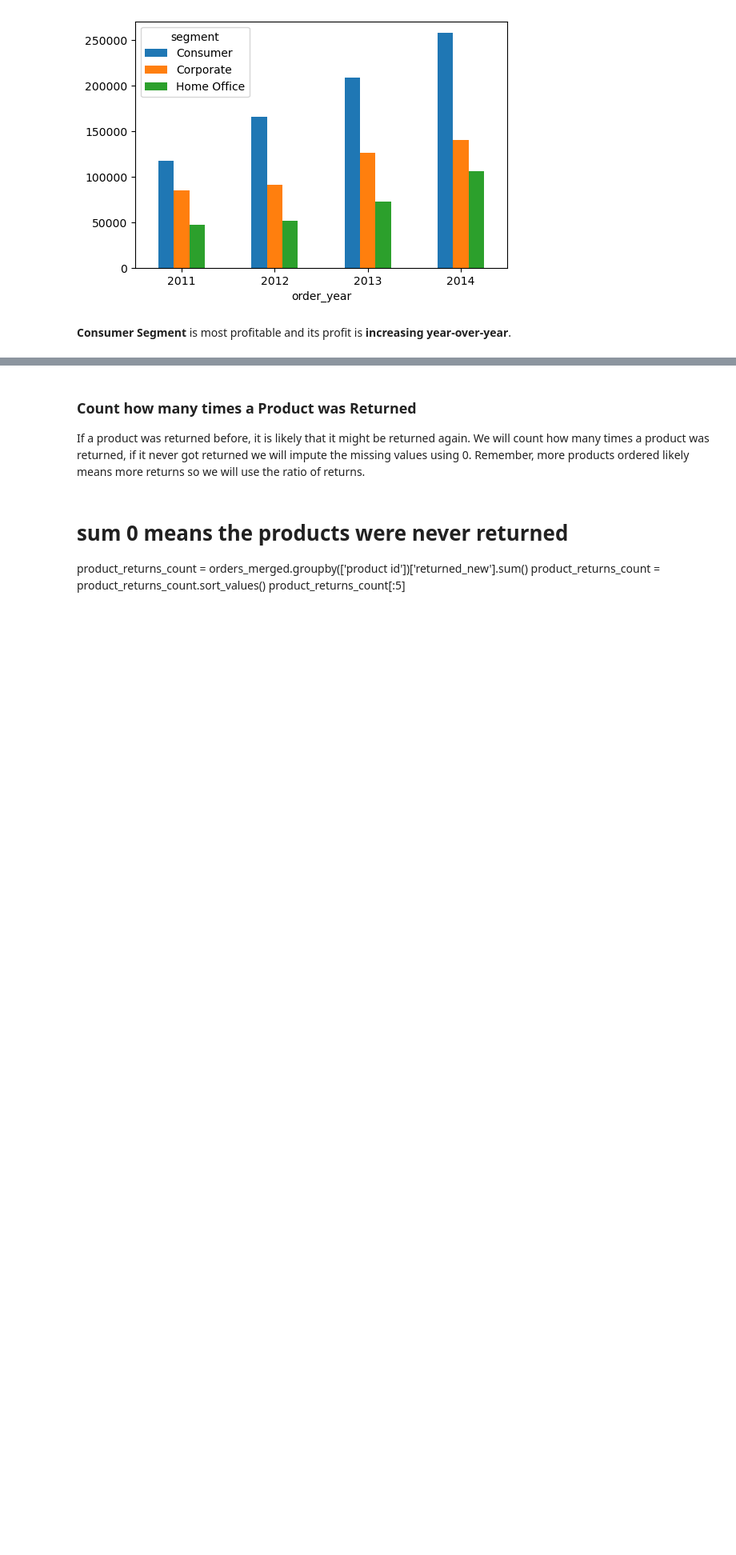
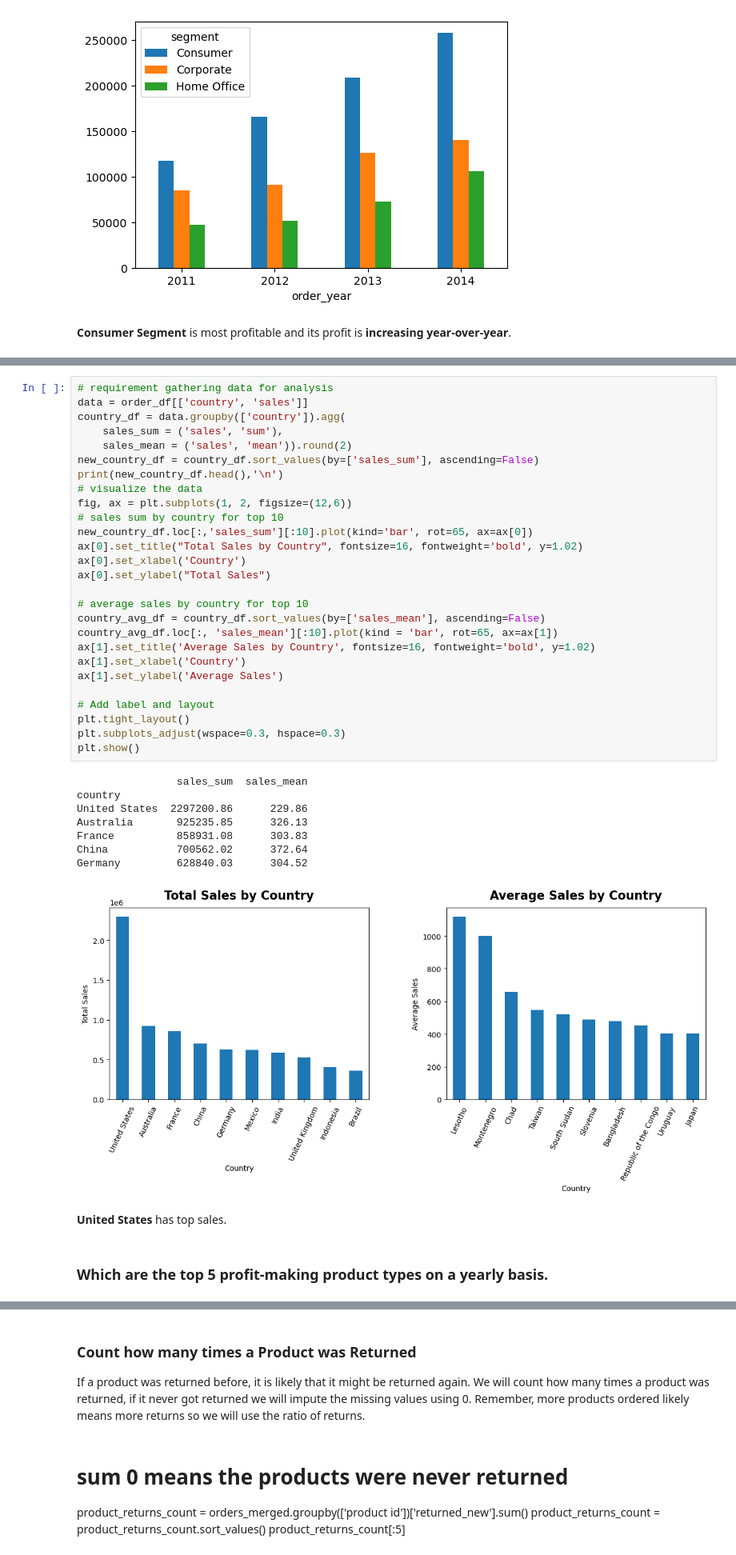
Before and after one commit to annugit1655/Global-Superstore-Project, a Jupyter notebook: notebooks/order-return-customer-product-analysis.ipynb, the cells around one changed output, grey strips where cells are left out. Shown at 80% size. Saved outputs shown, nothing was run; the diff lists cells and outputs as text; blank space fills up the shorter version.

Commit message:
product

```diff
--- a/notebooks/order-return-customer-product-analysis.ipynb
+++ b/notebooks/order-return-customer-product-analysis.ipynb
@@ -492,0 +522,40 @@ Product Analysis
+# %%
+# requirement gathering data for analysis
+data = order_df[['country', 'sales']]
+country_df = data.groupby(['country']).agg(
+    sales_sum = ('sales', 'sum'),
+    sales_mean = ('sales', 'mean')).round(2)
+new_country_df = country_df.sort_values(by=['sales_sum'], ascending=False)
+print(new_country_df.head(),'\n')
+# visualize the data
+fig, ax = plt.subplots(1, 2, figsize=(12,6))
+# sales sum by country for top 10
+new_country_df.loc[:,'sales_sum'][:10].plot(kind='bar', rot=65, ax=ax[0])
+ax[0].set_title("Total Sales by Country", fontsize=16, fontweight='bold', y=1.02)
+ax[0].set_xlabel('Country')
+ax[0].set_ylabel("Total Sales")
+
+# average sales by country for top 10
+country_avg_df = country_df.sort_values(by=['sales_mean'], ascending=False)
+country_avg_df.loc[:, 'sales_mean'][:10].plot(kind = 'bar', rot=65, ax=ax[1])
+ax[1].set_title('Average Sales by Country', fontsize=16, fontweight='bold', y=1.02)
+ax[1].set_xlabel('Country')
+ax[1].set_ylabel('Average Sales')
+
+# Add label and layout
+plt.tight_layout()
+plt.subplots_adjust(wspace=0.3, hspace=0.3)
+plt.show()
+# %% [output]
+                sales_sum  sales_mean
+country
+United States  2297200.86      229.86
+Australia       925235.85      326.13
+France          858931.08      303.83
+China           700562.02      372.64
+Germany         628840.03      304.52
+[figure, added]
+# %% [markdown]
+**United States** has top sales.
+# %% [markdown]
+### **Which are the top 5 profit-making product types on a yearly basis.**
```
Also changed, not shown: parts of 11 cells of this notebook.
